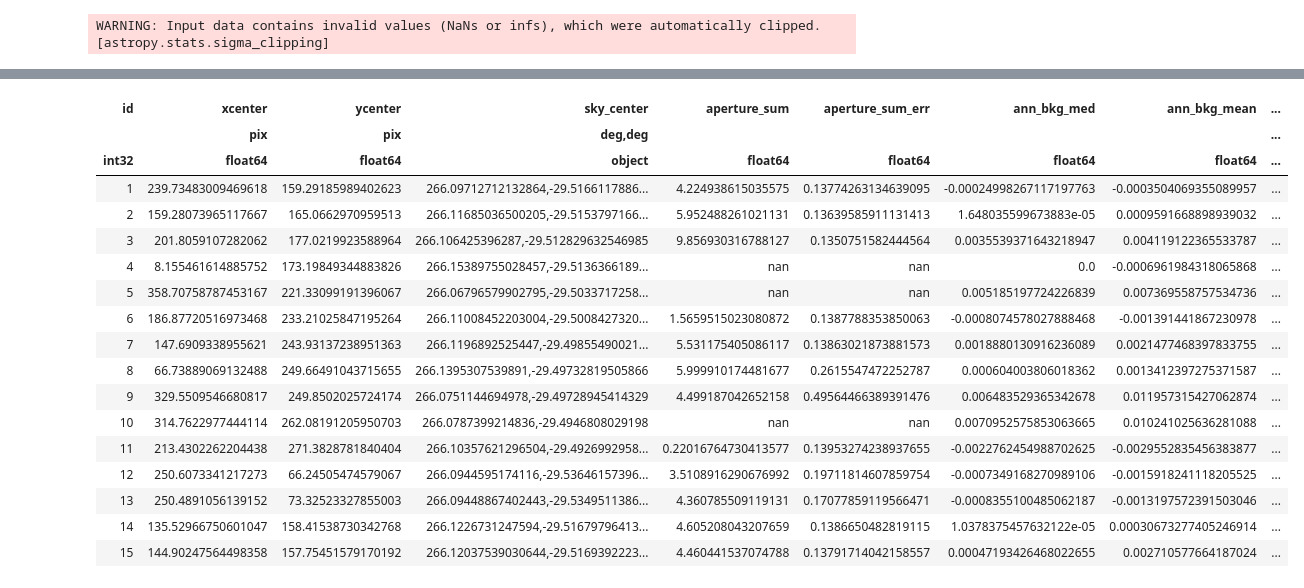
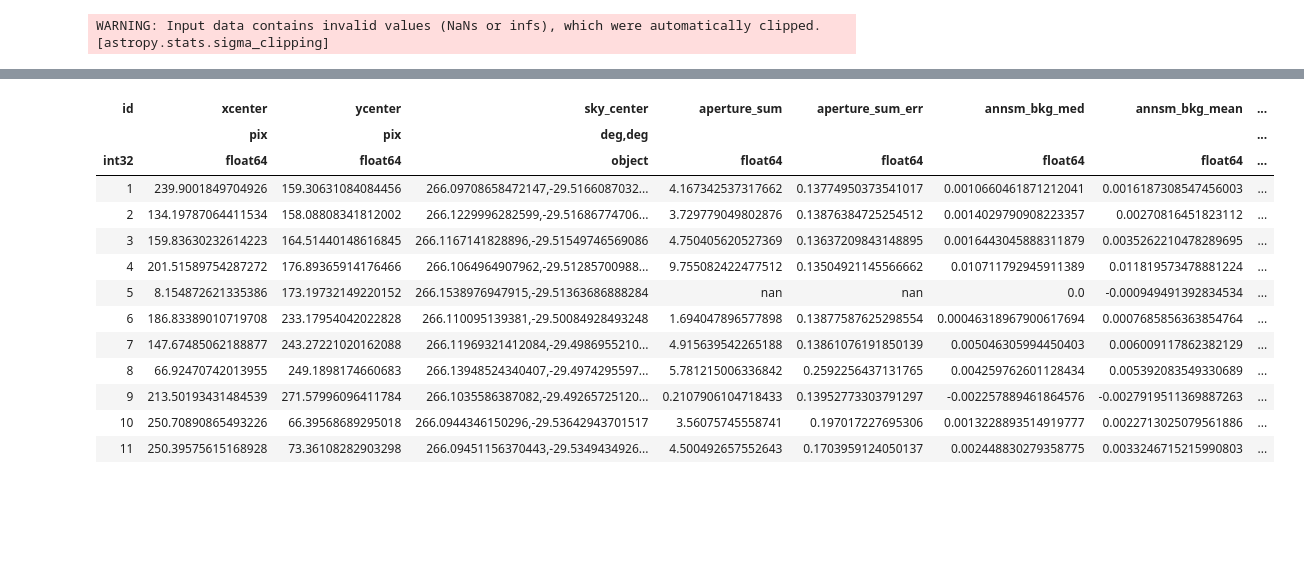
Before and after one commit to mjhankins/SFGCphotcode, a Jupyter notebook: Field1_25um_SourceCatalog.ipynb, the cells around one changed output, grey strips where cells are left out. Saved outputs shown, nothing was run; the diff lists cells and outputs as text; code cells hidden in the pictures; blank space fills up the shorter version.

```diff
--- a/Field1_25um_SourceCatalog.ipynb
+++ b/Field1_25um_SourceCatalog.ipynb
@@ -99,7 +99,7 @@ plt.show()
 # %%
 #create background model for image using median method
 bkg_estimator = MedianBackground()
-bkg_data = Background2D(data,(20, 20), filter_size=(3, 3),bkg_estimator=bkg_estimator,edge_method='pad') #smaller box?, 20x20, 25x25?
+bkg_data = Background2D(data,(16, 16), filter_size=(3, 3),bkg_estimator=bkg_estimator,edge_method='pad') #smaller box?, 20x20, 25x25?
 bkg_rms=bkg_data.background_rms
 bkg=bkg_data.background
 
@@ -386,12 +371,13 @@ QTable length=15
 # %%
 #now try photometry with local background subtraction
 aperture2 =SkyCircularAperture(sourcecoords, r=6*u.arcsec) #define aperture
-annulus_aperture = SkyCircularAnnulus(sourcecoords, r_in=10*u.arcsec, r_out=16*u.arcsec) #define annulus
+annulus_aperture_in = SkyCircularAnnulus(sourcecoords, r_in=6*u.arcsec, r_out=12*u.arcsec) #define annulus small
+annulus_aperture_out = SkyCircularAnnulus(sourcecoords, r_in=10*u.arcsec, r_out=20*u.arcsec) #define annulus large
 
 #convert to pixel coords for plotting
 pix_aperture = aperture2.to_pixel(wcsmap)
-pix_annulus_aperture = annulus_aperture.to_pixel(wcsmap)
-
+pix_annulus_ap_in = annulus_aperture_in.to_pixel(wcsmap)
+pix_annulus_ap_out = annulus_aperture_out.to_pixel(wcsmap)
 
 #show figure with apertures overlayed
 plt.figure(figsize=(8,8))
@@ -403,7 +389,7 @@ plt.colorbar()
 
 ap_patches = pix_aperture.plot(color='white', lw=2,
                            label='Photometry aperture')
-ann_patches = pix_annulus_aperture.plot(color='red', lw=2,
+ann_patches = pix_annulus_ap_out.plot(color='red', lw=2,
                                     label='Background annulus')
 handles = (ap_patches[0], ann_patches[0])
 plt.legend(loc='best', facecolor='#458989', labelcolor='white',
@@ -456,35 +467,51 @@ WARNING: Input data contains invalid values (NaNs or infs), which were automatic
 phot_table2 = aperture_photometry(data_bkgsub, aperture2,wcs=wcsmap,error=errormap,method='exact') #
 
 #add columns for background information and also background subtracted apertures
-phot_table2['ann_bkg_med'] = bkg_median
-phot_table2['ann_bkg_mean'] = bkg_mean
-phot_table2['aper_sum_bkgsub_6as'] = (phot_table2['aperture_sum']/pix_aperture.area - phot_table2['ann_bkg_med'])* pix_aperture.area
-phot_table2['aper_sum_bkgsub_err_6as'] = phot_table2['aperture_sum_err'] # should this be modified by bkgsub in some way?
+phot_table2['annsm_bkg_med'] = bkg_median_in
+phot_table2['annsm_bkg_mean'] = bkg_mean_in
+phot_table2['annlg_bkg_med'] = bkg_median_out
+phot_table2['annlg_bkg_mean'] = bkg_mean_out
+
+#move this to later
+#phot_table2['aper_sum_bkgsub_6as'] = (phot_table2['aperture_sum']/pix_aperture.area - phot_table2['ann_bkg_med'])* pix_aperture.area
+#phot_table2['aper_sum_bkgsub_err_6as'] = phot_table2['aperture_sum_err'] # should this be modified by bkgsub in some way?
 #not sure if the above is right for the error array...
 
-#calculate sky noise for 6 pixel aperture
-skynoise=np.sqrt(phot_table2['ann_bkg_med']*pix_aperture.area)
-sna=np.array(skynoise)
+#calculate sky noise for 6 pixel aperture using smaller annulus
+skynoise_sap=np.sqrt(phot_table2['annsm_bkg_med']*pix_aperture.area)
+sna=np.array(skynoise_sap)
 masknan=np.isnan(sna)
 sna[masknan]=0.0
-skynoise=sna**2
+skynoise_sap=sna**2
 
 #store per pix sky noise for later
-phot_table2['skynoise_pix']=skynoise/pix_aperture.area
+phot_table2['skynoise_pix_sm']=skynoise_sap/pix_aperture.area
 
+#calculate sky noise for 6 pixel aperture using larger annulus
+skynoise_lap=np.sqrt(phot_table2['annlg_bkg_med']*pix_aperture.area)
+sna=np.array(skynoise_lap)
+masknan=np.isnan(sna)
+sna[masknan]=0.0
+skynoise_lap=sna**2
+
+#store per pix sky noise for later
+phot_table2['skynoise_pix_lg']=skynoise_lap/pix_aperture.area
+
+
+#do the SNR calcs later...
 #shot noise from the source
-sourcenoise=phot_table2['aper_sum_bkgsub_6as']
+#sourcenoise=phot_table2['aper_sum_bkgsub_6as']
 
 #thermal noise from camera (from error map)
-thermalnoise=phot_table2['aperture_sum_err']
+#thermalnoise=phot_table2['aperture_sum_err']
 
 #compute total noise
 #totalnoise=np.sqrt(sourcenoise+thermalnoise+skynoise) #all noise sources
 #totalnoise=np.sqrt(thermalnoise+skynoise) # no shot noise -> For some reason this seems to give more 'reasonable' values. Need to think about why this is a bit more...
-totalnoise=np.sqrt((thermalnoise+skynoise)*(1+pix_aperture.area/pix_annulus_aperture.area)) #modified to account for pixel stats
+#totalnoise=np.sqrt((thermalnoise+skynoise)*(1+pix_aperture.area/pix_annulus_aperture.area)) #modified to account for pixel stats
 
 #SNR calc for 6 pixel aperture
-phot_table2['aper_snr_6as']=phot_table2['aper_sum_bkgsub_6as']/totalnoise
+#phot_table2['aper_snr_6as']=phot_table2['aper_sum_bkgsub_6as']/totalnoise
 
 #display new table
 phot_table2
@@ -493,21 +520,17 @@ QTable length=15
-| id | xcenter | ycenter | sky_center | aperture_sum | aperture_sum_err | ann_bkg_med | ann_bkg_mean | ... |
+| id | xcenter | ycenter | sky_center | aperture_sum | aperture_sum_err | annsm_bkg_med | annsm_bkg_mean | ... |
 |  | pix | pix | deg,deg |  |  |  |  | ... |
 | int32 | float64 | float64 | object | float64 | float64 | float64 | float64 | ... |
-| 1 | 239.73483009469618 | 159.29185989402623 | 266.09712712132864,-29.5166117886... | 4.224938615035575 | 0.13774263134639095 | -0.00024998267117197763 | -0.0003504069355089957 | ... |
-| 2 | 159.28073965117667 | 165.0662970959513 | 266.11685036500205,-29.5153797166... | 5.952488261021131 | 0.13639585911131413 | 1.648035599673883e-05 | 0.0009591668898939032 | ... |
-| 3 | 201.8059107282062 | 177.0219923588964 | 266.106425396287,-29.512829632546985 | 9.856930316788127 | 0.1350751582444564 | 0.0035539371643218947 | 0.004119122365533787 | ... |
-| 4 | 8.155461614885752 | 173.19849344883826 | 266.15389755028457,-29.5136366189... | nan | nan | 0.0 | -0.0006961984318065868 | ... |
-| 5 | 358.70758787453167 | 221.33099191396067 | 266.06796579902795,-29.5033717258... | nan | nan | 0.005185197724226839 | 0.007369558757534736 | ... |
-| 6 | 186.87720516973468 | 233.21025847195264 | 266.11008452203004,-29.5008427320... | 1.5659515023080872 | 0.1387788353850063 | -0.0008074578027888468 | -0.001391441867230978 | ... |
-| 7 | 147.6909338955621 | 243.93137238951363 | 266.1196892525447,-29.49855490021... | 5.531175405086117 | 0.13863021873881573 | 0.0018880130916236089 | 0.0021477468397833755 | ... |
-| 8 | 66.73889069132488 | 249.66491043715655 | 266.1395307539891,-29.49732819505866 | 5.999910174481677 | 0.2615547472252787 | 0.000604003806018362 | 0.0013412397275371587 | ... |
-| 9 | 329.5509546680817 | 249.8502025724174 | 266.0751144694978,-29.49728945414329 | 4.499187042652158 | 0.49564466389391476 | 0.006483529365342678 | 0.011957315427062874 | ... |
-| 10 | 314.7622977444114 | 262.08191205950703 | 266.0787399214836,-29.4946808029198 | nan | nan | 0.0070952575853063665 | 0.010241025636281088 | ... |
-| 11 | 213.4302262204438 | 271.3828781840404 | 266.10357621296504,-29.4926992958... | 0.22016764730413577 | 0.13953274238937655 | -0.0022762454988702625 | -0.0029552835456383877 | ... |
-| 12 | 250.6073341217273 | 66.24505474579067 | 266.0944595174116,-29.53646157396... | 3.5108916290676992 | 0.19711814607859754 | -0.0007349168270989106 | -0.0015918241118205525 | ... |
-| 13 | 250.4891056139152 | 73.32523327855003 | 266.09448867402443,-29.5349511386... | 4.360785509119131 | 0.17077859119566471 | -0.0008355100485062187 | -0.0013197572391503046 | ... |
-| 14 | 135.52966750601047 | 158.41538730342768 | 266.1226731247594,-29.51679796413... | 4.605208043207659 | 0.1386650482819115 | 1.0378375457632122e-05 | 0.00030673277405246914 | ... |
-| 15 | 144.90247564498358 | 157.75451579170192 | 266.12037539030644,-29.5169392223... | 4.460441537074788 | 0.13791714042158557 | 0.00047193426468022655 | 0.002710577664187024 | ... |
+| 1 | 239.9001849704926 | 159.30631084084456 | 266.09708658472147,-29.5166087032... | 4.167342537317662 | 0.13774950373541017 | 0.0010660461871212041 | 0.0016187308547456003 | ... |
+| 2 | 134.19787064411534 | 158.08808341812002 | 266.1229996282599,-29.51686774706... | 3.729779049802876 | 0.13876384725254512 | 0.0014029790908223357 | 0.00270816451823112 | ... |
+| 3 | 159.83630232614223 | 164.51440148616845 | 266.1167141828896,-29.51549746569086 | 4.750405620527369 | 0.13637209843148895 | 0.0016443045888311879 | 0.0035262210478289695 | ... |
+| 4 | 201.51589754287272 | 176.89365914176466 | 266.1064964907962,-29.51285700988... | 9.755082422477512 | 0.13504921145566662 | 0.010711792945911389 | 0.011819573478881224 | ... |
+| 5 | 8.154872621335386 | 173.19732149220152 | 266.1538976947915,-29.51363686888284 | nan | nan | 0.0 | -0.000949491392834534 | ... |
+| 6 | 186.83389010719708 | 233.17954042022828 | 266.110095139381,-29.50084928493248 | 1.694047896577898 | 0.13877587625298554 | 0.00046318967900617694 | 0.0007685856363854764 | ... |
+| 7 | 147.67485062188877 | 243.27221020162088 | 266.11969321412084,-29.4986955210... | 4.915639542265188 | 0.13861076191850139 | 0.005046305994450403 | 0.006009117862382129 | ... |
+| 8 | 66.92470742013955 | 249.1898174660683 | 266.13948524340407,-29.4974295597... | 5.781215006336842 | 0.2592256437131765 | 0.004259762601128434 | 0.005392083549330689 | ... |
+| 9 | 213.50193431484539 | 271.57996096411784 | 266.1035586387082,-29.49265725120... | 0.2107906104718433 | 0.13952773303791297 | -0.002257889461864576 | -0.0027919511369887263 | ... |
+| 10 | 250.70890865493226 | 66.39568689295018 | 266.0944346150296,-29.53642943701517 | 3.56075745558741 | 0.197017227695306 | 0.0013228893514919777 | 0.0022713025079561886 | ... |
+| 11 | 250.39575615168928 | 73.36108282903298 | 266.09451156370443,-29.5349434926... | 4.500492657552643 | 0.1703959124050137 | 0.002448830279358775 | 0.0033246715215990803 | ... |
 # %%
 #fix id keyword in tbl2 so these can be merged with the phot table results
 try:
```
Also changed, not shown: parts of 17 cells of this notebook, 3 other files.
